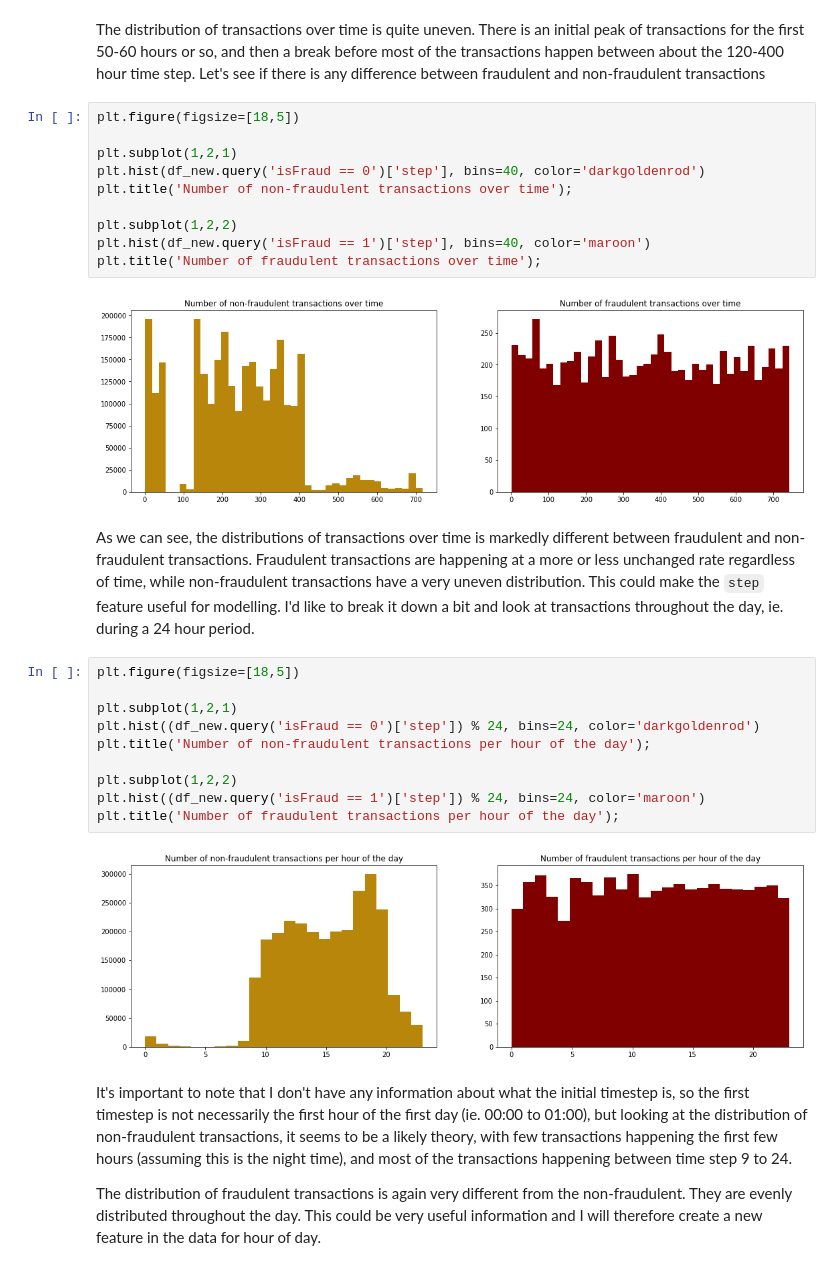
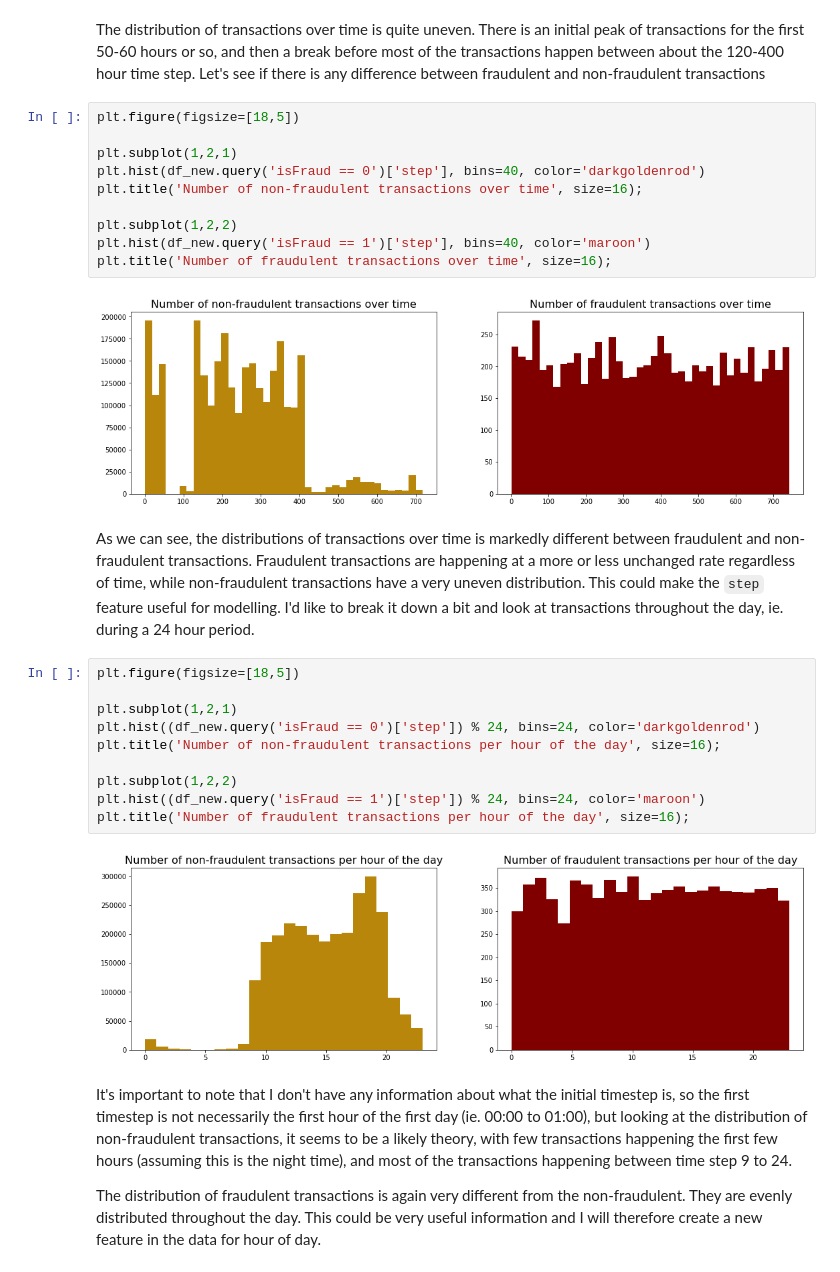
Before and after one commit to hakondoksrod/financial-fraud-detection-imbalanced-data, a Jupyter notebook: fraud_detection.ipynb, the cells around one changed output. Cells and saved outputs as stored; diff of their text form.

```diff
--- a/fraud_detection.ipynb
+++ b/fraud_detection.ipynb
@@ -237,27 +242,27 @@ plt.figure(figsize=[18,5])
 
 plt.subplot(1,2,1)
 plt.hist(df_new.query('isFraud == 0')['step'], bins=40, color='darkgoldenrod')
-plt.title('Number of non-fraudulent transactions over time');
+plt.title('Number of non-fraudulent transactions over time', size=16);
 
 plt.subplot(1,2,2)
 plt.hist(df_new.query('isFraud == 1')['step'], bins=40, color='maroon')
-plt.title('Number of fraudulent transactions over time');
+plt.title('Number of fraudulent transactions over time', size=16);
 # %% [output]
-[figure, old version]
+[figure, new version]
 # %% [markdown]
 As we can see, the distributions of transactions over time is markedly different between fraudulent and non-fraudulent transactions. Fraudulent transactions are happening at a more or less unchanged rate regardless of time, while non-fraudulent transactions have a very uneven distribution. This could make the `step` feature useful for modelling. I'd like to break it down a bit and look at transactions throughout the day, ie. during a 24 hour period.
 # %%
 plt.figure(figsize=[18,5])
 
 plt.subplot(1,2,1)
 plt.hist((df_new.query('isFraud == 0')['step']) % 24, bins=24, color='darkgoldenrod')
-plt.title('Number of non-fraudulent transactions per hour of the day');
+plt.title('Number of non-fraudulent transactions per hour of the day', size=16);
 
 plt.subplot(1,2,2)
 plt.hist((df_new.query('isFraud == 1')['step']) % 24, bins=24, color='maroon')
-plt.title('Number of fraudulent transactions per hour of the day');
+plt.title('Number of fraudulent transactions per hour of the day', size=16);
 # %% [output]
-[figure, old version]
+[figure, new version]
 # %% [markdown]
 It's important to note that I don't have any information about what the initial timestep is, so the first timestep is not necessarily the first hour of the first day (ie. 00:00 to 01:00), but looking at the distribution of non-fraudulent transactions, it seems to be a likely theory, with few transactions happening the first few hours (assuming this is the night time), and most of the transactions happening between time step 9 to 24.
 
```
Also changed, not shown: parts of 8 cells of this notebook.
